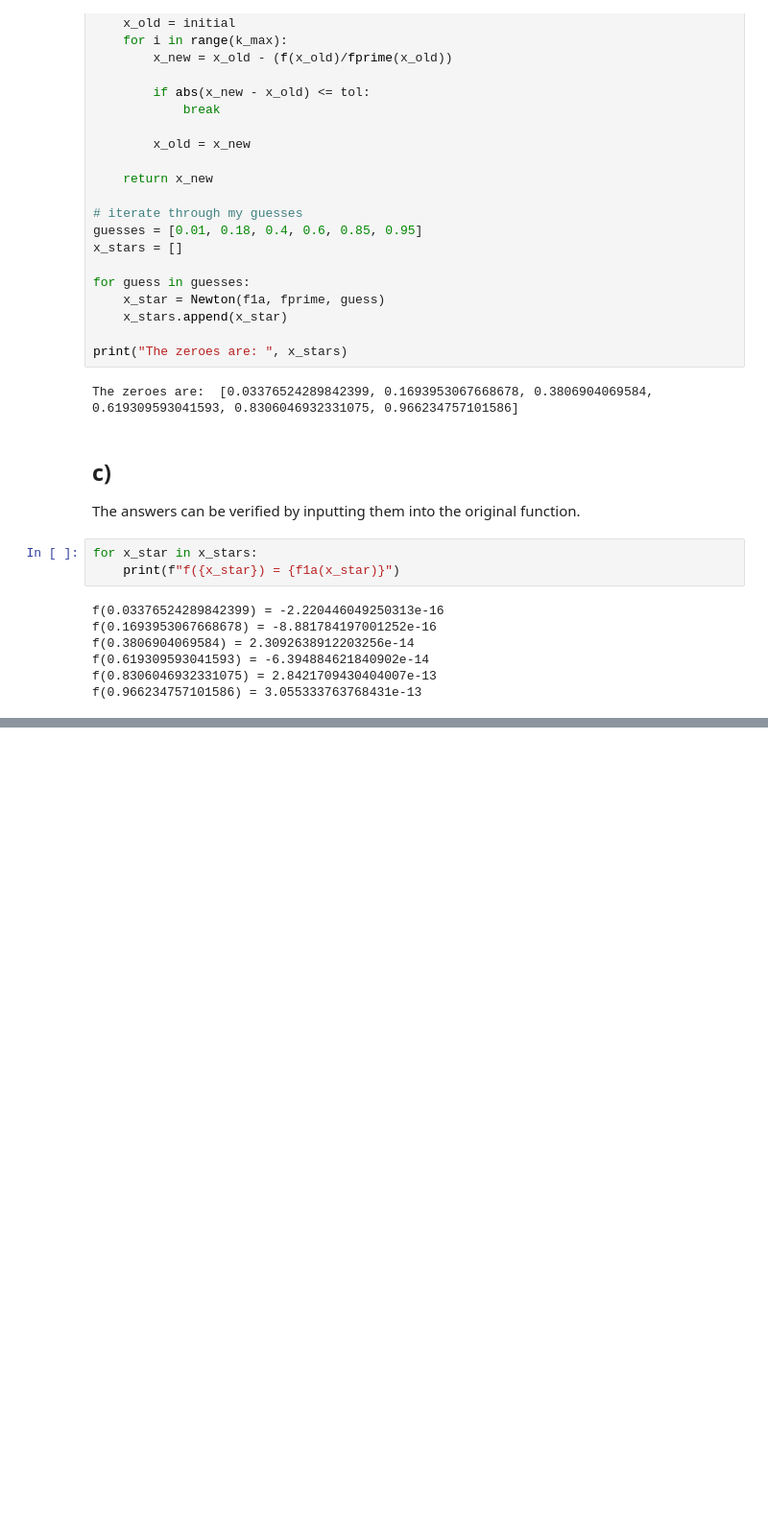
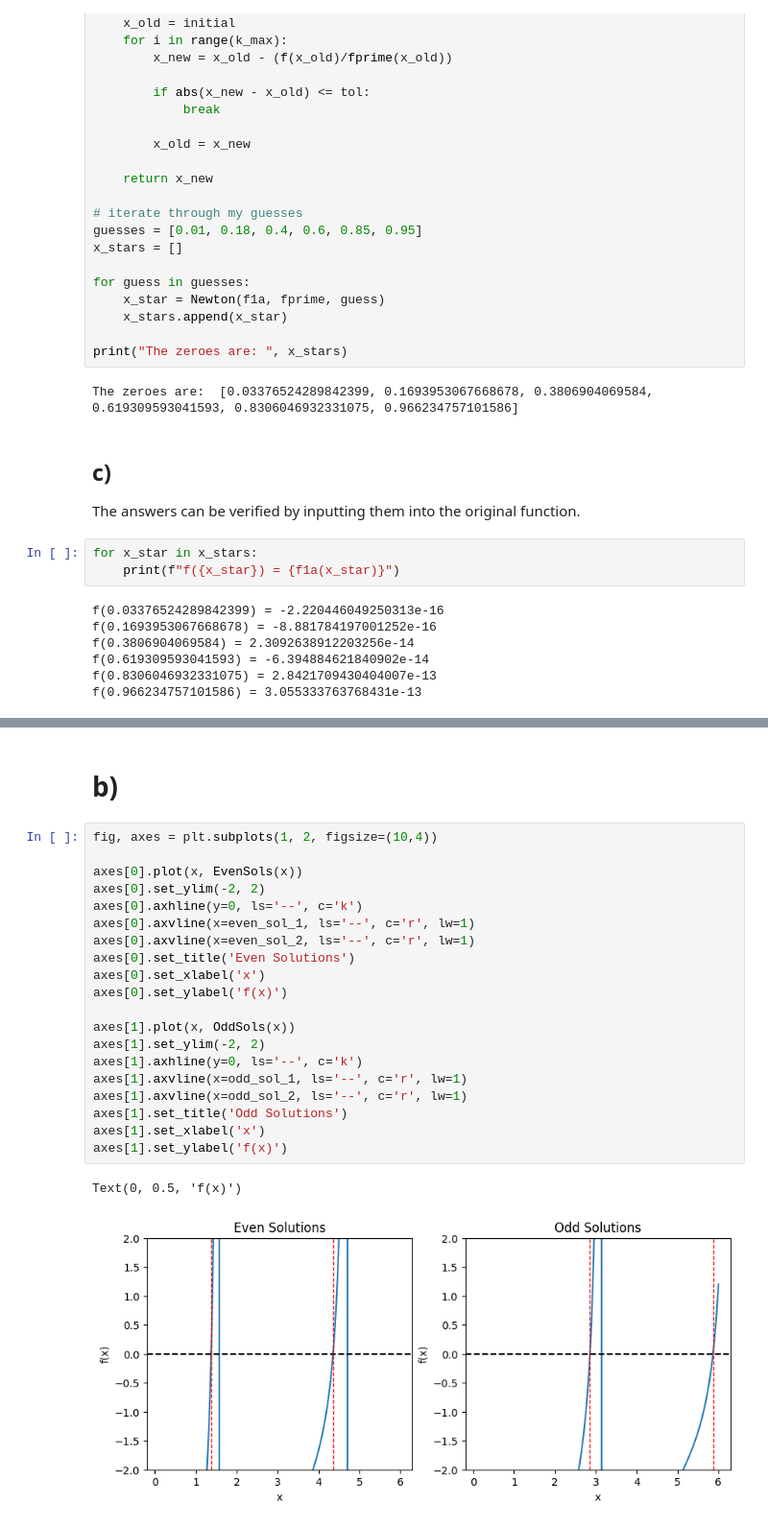
Before and after one commit to jifor/PH-762-Comp, a Jupyter notebook: Homework 3/Homework_3.ipynb, the cells around one changed output, grey strips where cells are left out. Shown at 96% size. Cells and saved outputs as stored; diff of their text form; blank space fills up the shorter version.

```diff
--- a/Homework 3/Homework_3.ipynb
+++ b/Homework 3/Homework_3.ipynb
@@ -68,0 +215,25 @@ f(0.966234757101586) = 3.055333763768431e-13
+# %% [markdown]
+# b)
+# %%
+fig, axes = plt.subplots(1, 2, figsize=(10,4))
+
+axes[0].plot(x, EvenSols(x))
+axes[0].set_ylim(-2, 2)
+axes[0].axhline(y=0, ls='--', c='k')
+axes[0].axvline(x=even_sol_1, ls='--', c='r', lw=1)
+axes[0].axvline(x=even_sol_2, ls='--', c='r', lw=1)
+axes[0].set_title('Even Solutions')
+axes[0].set_xlabel('x')
+axes[0].set_ylabel('f(x)')
+
+axes[1].plot(x, OddSols(x))
+axes[1].set_ylim(-2, 2)
+axes[1].axhline(y=0, ls='--', c='k')
+axes[1].axvline(x=odd_sol_1, ls='--', c='r', lw=1)
+axes[1].axvline(x=odd_sol_2, ls='--', c='r', lw=1)
+axes[1].set_title('Odd Solutions')
+axes[1].set_xlabel('x')
+axes[1].set_ylabel('f(x)')
+# %% [output]
+Text(0, 0.5, 'f(x)')
+[figure, added]
```
Also changed, not shown: parts of 16 cells of this notebook, 3 other files.
